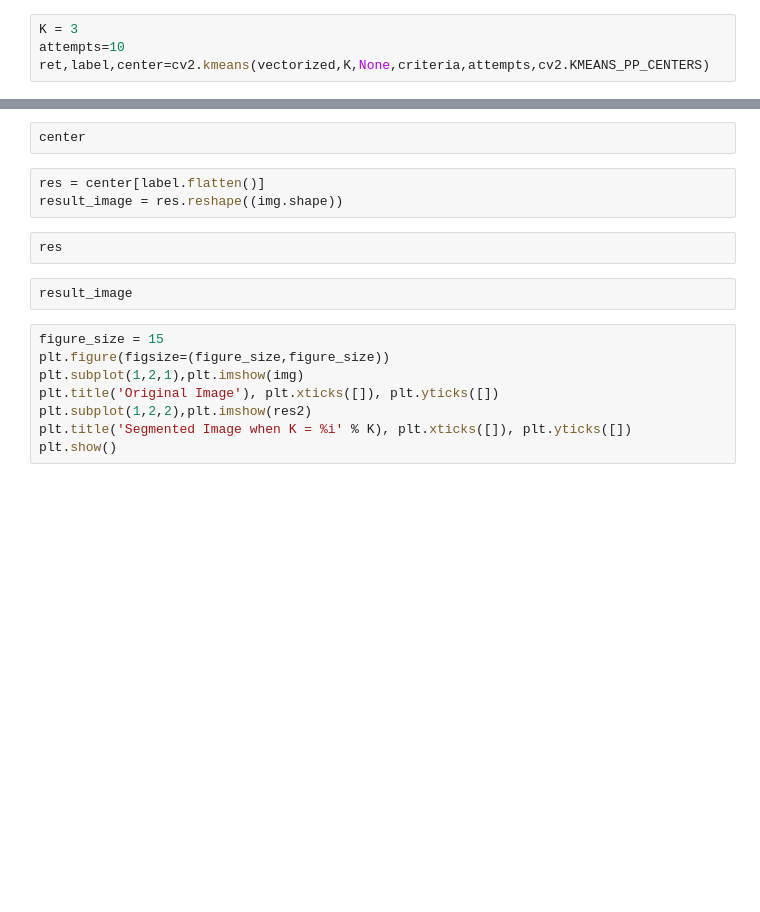
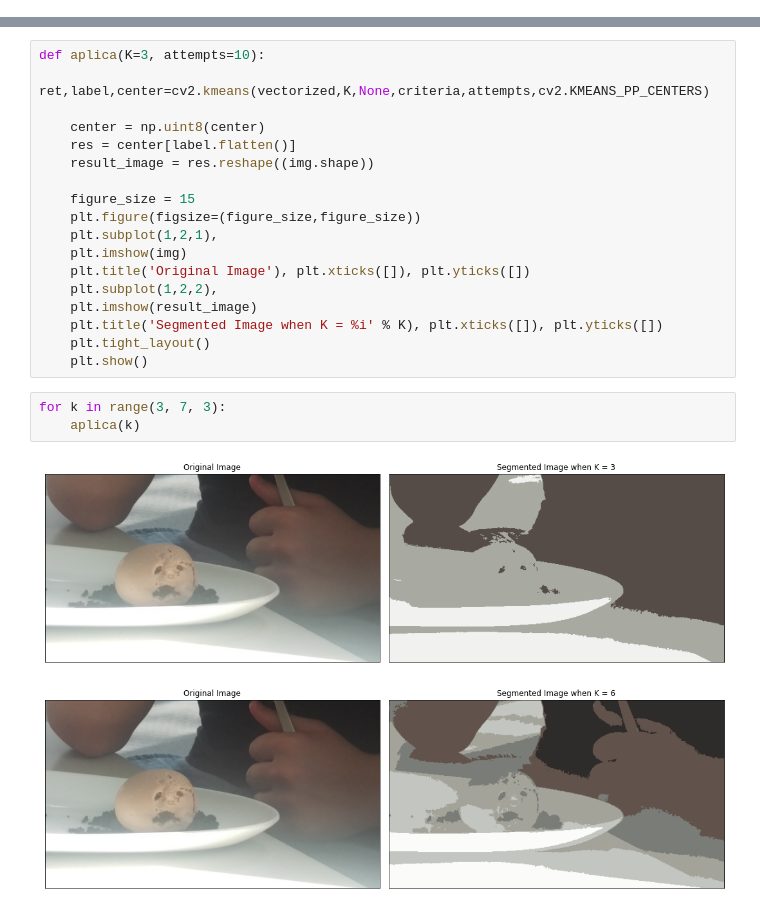
Before and after one commit to guilourenzo/mba-usp, a Jupyter notebook: PROJETO FINAL/CÓDIGOS/DESENV/test.ipynb, the cells around one changed output, grey strips where cells are left out. Drawn from its saved outputs; the diff is of its cells as text; blank space fills up the shorter version.

```diff
--- a/PROJETO FINAL/CÓDIGOS/DESENV/test.ipynb
+++ b/PROJETO FINAL/CÓDIGOS/DESENV/test.ipynb
@@ -29,4 +40,0 @@ criteria
-# %%
-K = 3
-attempts=10
-ret,label,center=cv2.kmeans(vectorized,K,None,criteria,attempts,cv2.KMEANS_PP_CENTERS)
@@ -41,20 +41,27 @@ center = np.uint8(center)
-# %%
-center
-# %%
-res = center[label.flatten()]
-result_image = res.reshape((img.shape))
-# %%
-res
-# %%
-result_image
 # %%
-figure_size = 15
-plt.figure(figsize=(figure_size,figure_size))
-plt.subplot(1,2,1),plt.imshow(img)
-plt.title('Original Image'), plt.xticks([]), plt.yticks([])
-plt.subplot(1,2,2),plt.imshow(res2)
-plt.title('Segmented Image when K = %i' % K), plt.xticks([]), plt.yticks([])
-plt.show()
+def aplica(K=3, attempts=10):
+    ret,label,center=cv2.kmeans(vectorized,K,None,criteria,attempts,cv2.KMEANS_PP_CENTERS)
+
+    center = np.uint8(center)
+    res = center[label.flatten()]
+    result_image = res.reshape((img.shape))
+
+    figure_size = 15
+    plt.figure(figsize=(figure_size,figure_size))
+    plt.subplot(1,2,1),
+    plt.imshow(img)
+    plt.title('Original Image'), plt.xticks([]), plt.yticks([])
+    plt.subplot(1,2,2),
+    plt.imshow(result_image)
+    plt.title('Segmented Image when K = %i' % K), plt.xticks([]), plt.yticks([])
+    plt.tight_layout()
+    plt.show()
+# %%
+for k in range(3, 7, 3):
+    aplica(k)
+# %% [output]
+[figure, added]
+[figure, added]
 # %%
 edges = cv2.Canny(img,150,200)
 plt.figure(figsize=(figure_size,figure_size))
```
Also changed, not shown: parts of 20 cells of this notebook, 3 other files.
